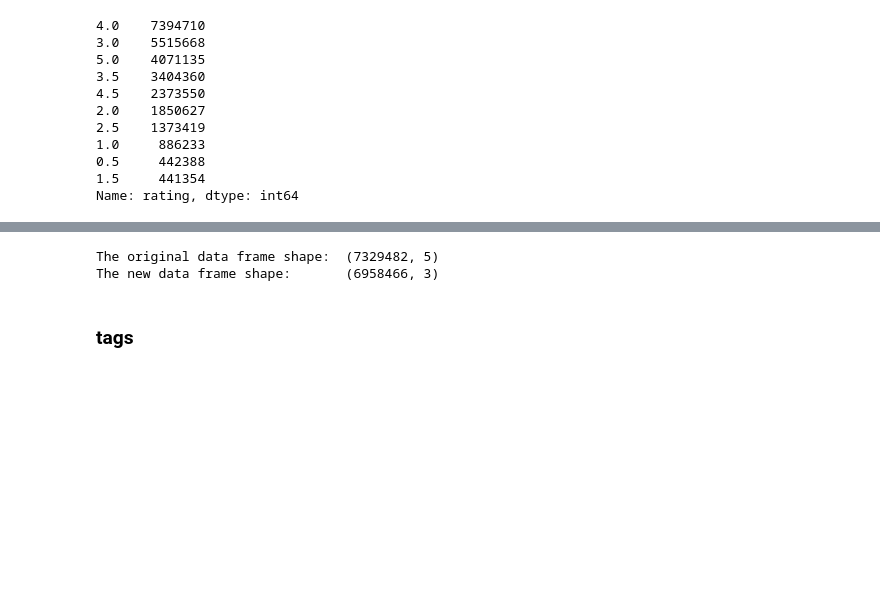
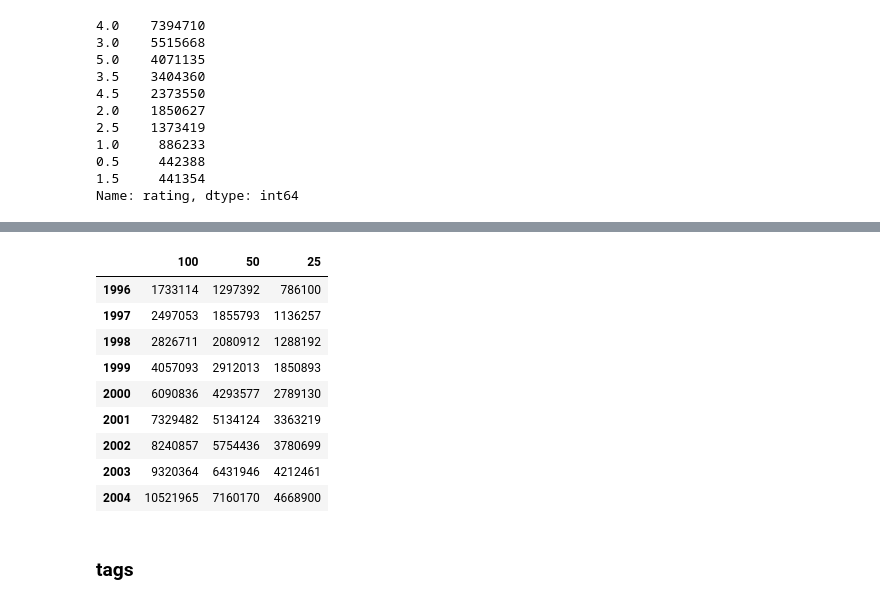
Before and after one commit to mheidari98/Movie-Recommender-Systems, a Jupyter notebook: Data_Preparation.ipynb, the cells around one changed output, grey strips where cells are left out. Saved outputs shown, nothing was run; the diff lists cells and outputs as text; code cells hidden in the pictures; blank space fills up the shorter version.

```diff
--- a/Data_Preparation.ipynb
+++ b/Data_Preparation.ipynb
@@ -414,15 +396 @@ number of users : 103838
 range of rating : ( 1.0, 5.0)
-# %%
-tmpDf = CleanedRatings.groupby('userId')['movieId'].count()>=20
-
-# CleanedRatings['Flag'] = CleanedRatings['userId'].apply(lambda x: tmpDf.loc[x] )
-CleanedRatings['Flag'] = tmpDf[ CleanedRatings['userId'] ].values
-
-ratings2 = CleanedRatings.loc[ CleanedRatings['Flag']==True, ['userId','movieId','rating'] ]
-ratings2.reset_index(drop=True, inplace=True)
-
-print('The original data frame shape:\t{}'.format( CleanedRatings.shape ))
-print('The new data frame shape:\t{}'.format(ratings2.shape))
-# %% [output]
-The original data frame shape:  (7329482, 5)
-The new data frame shape:       (6958466, 3)
@@ -431,3 +397,48 @@ The new data frame shape:       (6958466, 3)
+# %%
+for i in range(1996,2005):
+    CleanedRatings = ratings[ ratings['year_rated'].between(1995, i)].copy()
+    CleanedRatings.reset_index(drop=True, inplace=True)
+    CleanedRatings[ ['userId', 'movieId', 'rating', 'timestamp']].to_csv(Dataset_path +f"ratings_{i}.csv", index=False)
+
+
+    ratingGroupByUserId = CleanedRatings.groupby(['userId'])
+    # ratingThreshHold = ratingGroupByUserId.apply(lambda grp: grp.rating.median() )
+    ratingThreshHold = ratingGroupByUserId.apply(lambda grp: np.percentile(grp.rating, 50) )
+    ratingThreshHold = ratingThreshHold.to_frame().reset_index()
+    tmpp = pd.merge( CleanedRatings, ratingThreshHold , how='inner' )
+    CleanedRatings = tmpp[ tmpp['rating']>=tmpp[0] ].reset_index()[ ['userId', 'movieId', 'rating', 'timestamp']]
+    CleanedRatings.to_csv(Dataset_path +f"ratings_{i}_50p.csv", index=False)
+# %%
+for i in range(1996,2005):
+    ratingsI = pd.read_csv( Dataset_path +f"ratings_{i}.csv")
+
+    ratingGroupByUserId = ratingsI.groupby(['userId'])
+    # ratingThreshHold = ratingGroupByUserId.apply(lambda grp: grp.rating.median() )
+    ratingThreshHold = ratingGroupByUserId.apply(lambda grp: np.percentile(grp.rating, 75) )
+    ratingThreshHold = ratingThreshHold.to_frame().reset_index()
+    tmpp = pd.merge( ratingsI, ratingThreshHold , how='inner' )
+    CleanedRatings = tmpp[ tmpp['rating']>=tmpp[0] ].reset_index()[ ['userId', 'movieId', 'rating', 'timestamp']]
+    CleanedRatings.to_csv(Dataset_path +f"ratings_{i}_75p.csv", index=False)
+# %%
+df = pd.DataFrame(columns=['100', '50', '25'])
+for i in range(1996,2005):
+    a = pd.read_csv( Dataset_path +f"ratings_{i}.csv").shape[0]
+    b = pd.read_csv( Dataset_path +f"ratings_{i}_50p.csv").shape[0]
+    c = pd.read_csv( Dataset_path +f"ratings_{i}_75p.csv").shape[0]
+
+    df.loc[i] = [a,b,c]
+df
+# %% [output]
+|  | 100 | 50 | 25 |
+| 1996 | 1733114 | 1297392 | 786100 |
+| 1997 | 2497053 | 1855793 | 1136257 |
+| 1998 | 2826711 | 2080912 | 1288192 |
+| 1999 | 4057093 | 2912013 | 1850893 |
+| 2000 | 6090836 | 4293577 | 2789130 |
+| 2001 | 7329482 | 5134124 | 3363219 |
+| 2002 | 8240857 | 5754436 | 3780699 |
+| 2003 | 9320364 | 6431946 | 4212461 |
+| 2004 | 10521965 | 7160170 | 4668900 |
 # %% [markdown]
 ### tags
 # %%
```
Also changed, not shown: parts of 19 cells of this notebook.
